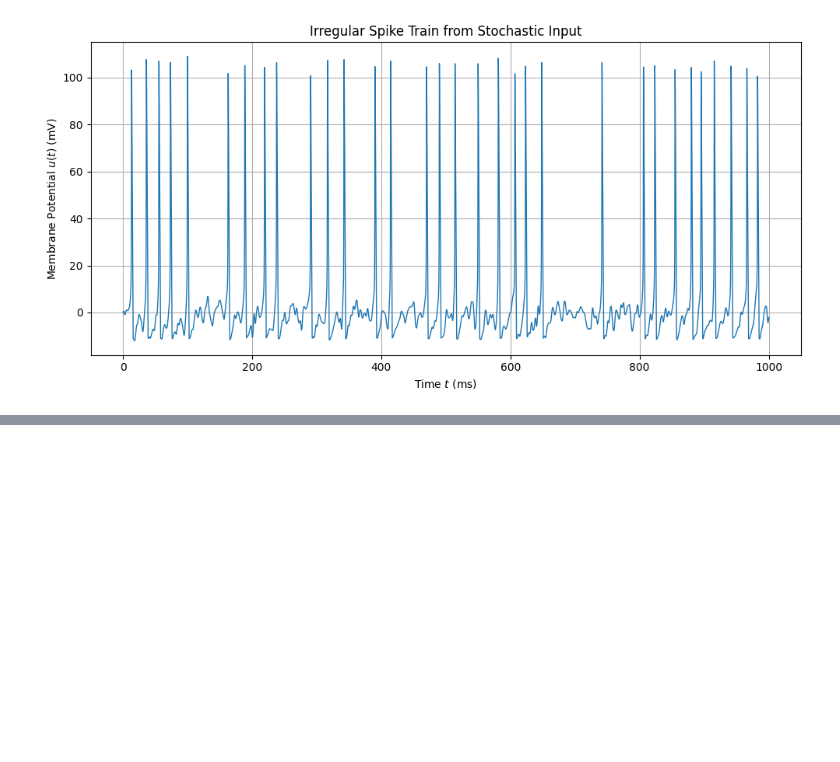
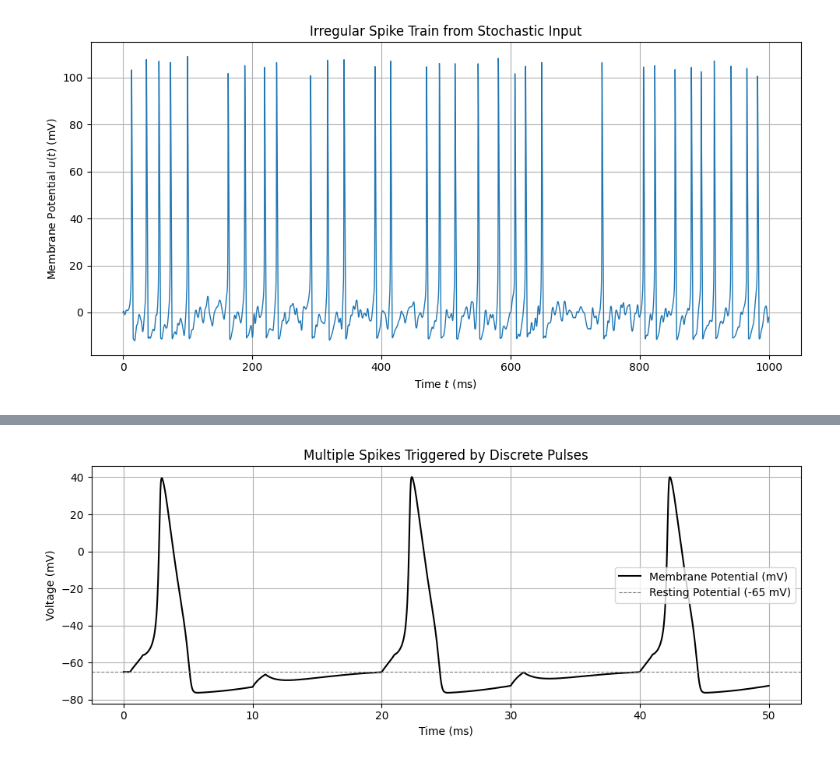
Before and after one commit to dvoils/neural-network-experiments, a Jupyter notebook: hodgkin_huxley.ipynb, the cells around one changed output, grey strips where cells are left out. Cells and saved outputs as stored; diff of their text form; code cells hidden in the pictures; blank space fills up the shorter version.

```diff
--- a/hodgkin_huxley.ipynb
+++ b/hodgkin_huxley.ipynb
@@ -974,0 +903,79 @@ plt.show()
+# %%
+import numpy as np
+import matplotlib.pyplot as plt
+
+# Time parameters
+dt = 0.01  # ms
+T = 50.0   # total time in ms
+time = np.arange(0, T, dt)
+
+# Stimulus: multiple pulses
+I_ext = np.zeros_like(time)
+pulse_start_times = [0.5, 10, 20, 30, 40]  # ms
+pulse_duration = 1.0  # ms
+pulse_amplitude = 10.0  # µA/cm²
+
+for t_start in pulse_start_times:
+    t_end = t_start + pulse_duration
+    I_ext[(time >= t_start) & (time < t_end)] = pulse_amplitude
+
+# HH parameters (with resting potential at -65 mV)
+g_Na = 120.0
+g_K = 36.0
+g_L = 0.3
+E_Na = 50.0
+E_K = -77.0
+E_L = -54.4
+C = 1.0
+
+# Gating variable rate functions (adjusted for actual voltage)
+def alpha_m(V): return (2.5 - 0.1 * (V + 65)) / (np.exp(2.5 - 0.1 * (V + 65)) - 1)
+def beta_m(V): return 4 * np.exp(-(V + 65) / 18)
+def alpha_h(V): return 0.07 * np.exp(-(V + 65) / 20)
+def beta_h(V): return 1 / (np.exp(3 - 0.1 * (V + 65)) + 1)
+def alpha_n(V): return (0.1 - 0.01 * (V + 65)) / (np.exp(1 - 0.1 * (V + 65)) - 1)
+def beta_n(V): return 0.125 * np.exp(-(V + 65) / 80)
+
+# Initialize state variables
+u = np.zeros_like(time)
+m = np.zeros_like(time)
+h = np.zeros_like(time)
+n = np.zeros_like(time)
+
+# Initial conditions: resting at -65 mV
+u[0] = -65.0
+m[0] = alpha_m(u[0]) / (alpha_m(u[0]) + beta_m(u[0]))
+h[0] = alpha_h(u[0]) / (alpha_h(u[0]) + beta_h(u[0]))
+n[0] = alpha_n(u[0]) / (alpha_n(u[0]) + beta_n(u[0]))
+
+# Euler integration
+for i in range(1, len(time)):
+    V = u[i - 1]
+    am, bm = alpha_m(V), beta_m(V)
+    ah, bh = alpha_h(V), beta_h(V)
+    an, bn = alpha_n(V), beta_n(V)
+
+    m[i] = m[i-1] + dt * (am * (1 - m[i-1]) - bm * m[i-1])
+    h[i] = h[i-1] + dt * (ah * (1 - h[i-1]) - bh * h[i-1])
+    n[i] = n[i-1] + dt * (an * (1 - n[i-1]) - bn * n[i-1])
+
+    I_Na = g_Na * m[i]**3 * h[i] * (V - E_Na)
+    I_K = g_K * n[i]**4 * (V - E_K)
+    I_L = g_L * (V - E_L)
+
+    du = (I_ext[i] - I_Na - I_K - I_L) / C
+    u[i] = u[i-1] + dt * du
+
+# Plot
+plt.figure(figsize=(10, 4))
+plt.plot(time, u, label='Membrane Potential (mV)', color='black')
+plt.xlabel('Time (ms)')
+plt.ylabel('Voltage (mV)')
+plt.title('Multiple Spikes Triggered by Discrete Pulses')
+plt.axhline(-65, color='gray', linestyle='--', linewidth=0.8, label='Resting Potential (-65 mV)')
+plt.legend()
+plt.grid(True)
+plt.tight_layout()
+plt.show()
+# %% [output]
+[figure, added]
```
Also changed, not shown: parts of 2 cells of this notebook.
